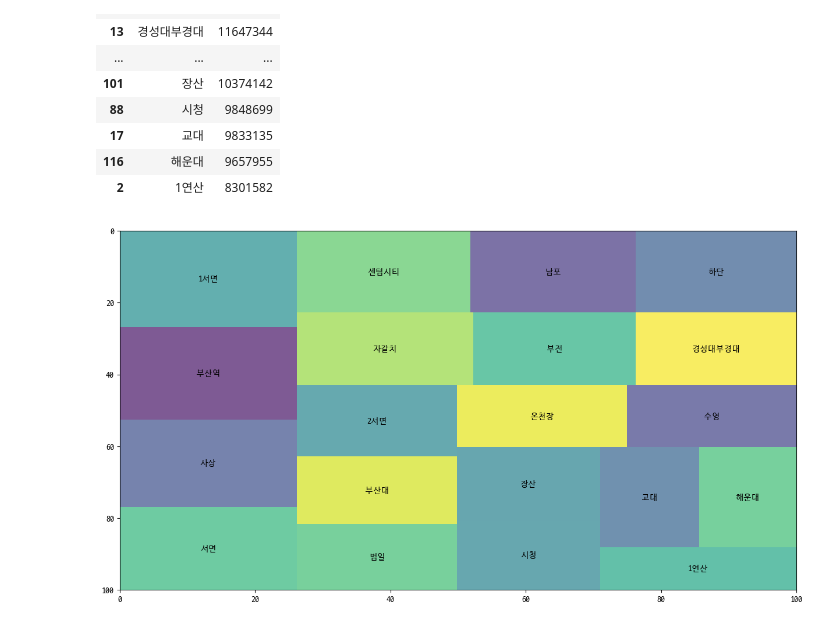
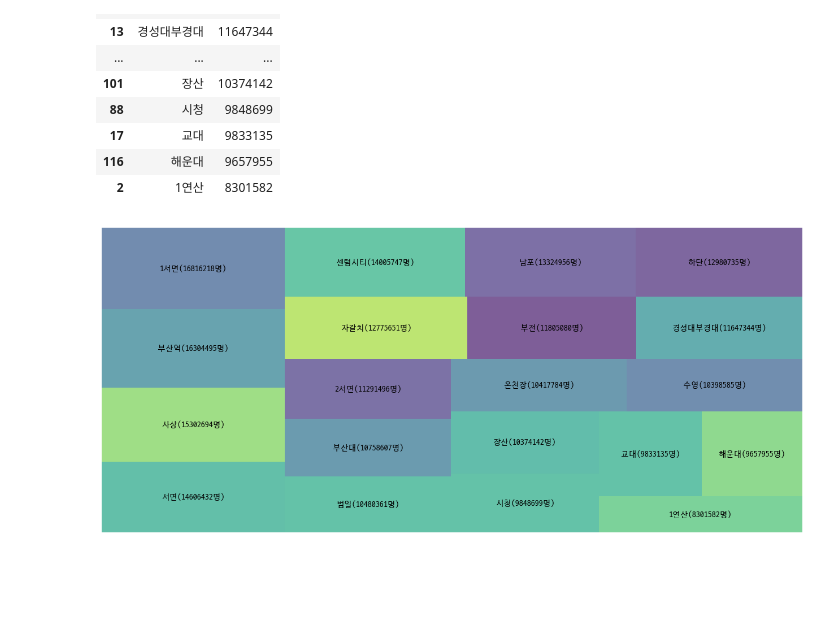
Before and after one commit to e-ji1107/python_pk, a Jupyter notebook: pythonEX/py11_지하철이용현황분석.ipynb, the cells around one changed output. Drawn from its saved outputs; the diff is of its cells as text; code cells hidden in the pictures; blank space fills up the shorter version.

```diff
--- a/pythonEX/py11_지하철이용현황분석.ipynb
+++ b/pythonEX/py11_지하철이용현황분석.ipynb
@@ -20,9 +20,8 @@ df.head() # 맨 앞 데이터 5개 가져오기
 | 4 | 95 | 다대포해수욕장 | 2023-01-03 | 화 | 승차 | 4431 | 1 | 1 | 0 | 27 | ... | ... |
 5 rows × 30 columns
 # %%
-columns = ['num','name','date','week','type','total']
-time_col = [f"{i}~{i+1}H"for i in range(1,24)]
-columns = columns + time_col +['24~01H']
+columns0 = ['num','name','date','week','type','total']
+time_col = [f"{i}~{i+1}H" for i in range(1,24)]
+columns = columns0 + time_col+ ['24~01H']
 df.columns = columns
 df = df.loc[:,:'total']
-df.head()
@@ -88,6 +84,8 @@ tdata
 # %%
 sdata = tdata.sort_values(by='total', ascending=False)
 sdata.head(20)
+total_data = sdata[:20]
+total_data
 # %% [output]
 |  | name | total |
 | 1 | 1서면 | 16816218 |
@@ -123,11 +121,12 @@ plt.rcParams["font.family"] = "D2Coding"
 # %%
 import squarify
-plt.figure(figsize=(15,8))
-squarify.plot(sizes=sdata['total'].iloc[:20], label=sdata['name'].iloc[:20], alpha=0.7)
-plt.rcParams["font.size"]=18
-#plt.rcParams["text.color"]='blue'
-plt.gca().invert_yaxis()
+plt.figure(figsize=(16,7))
+squarify.plot(sizes=total_data['total'], label= [f"{x[0]}({x[1]}명)" for x in zip(total_data['name'],total_data['total'])], alpha= 0.7)
+plt.rcParams['font.size'] = 10
+# plt.rcParams['text.color']='blue'
+plt.gca().invert_yaxis() # 축 뒤집기
+plt.axis("off") # 축 인덱스 없애기
 plt.savefig("subway01.png")
 plt.show()
 # %% [output]
-[figure, old version]
+[figure, new version]
```
Also changed, not shown: parts of 16 cells of this notebook, 25 other files.
